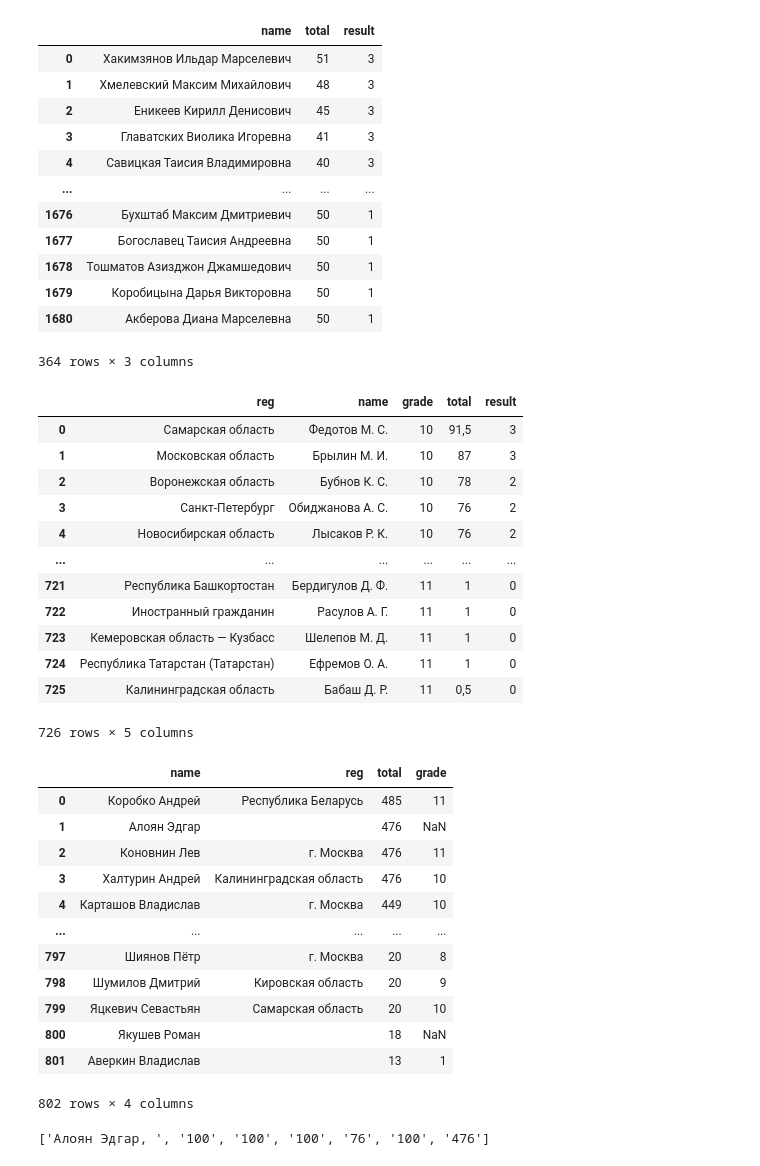
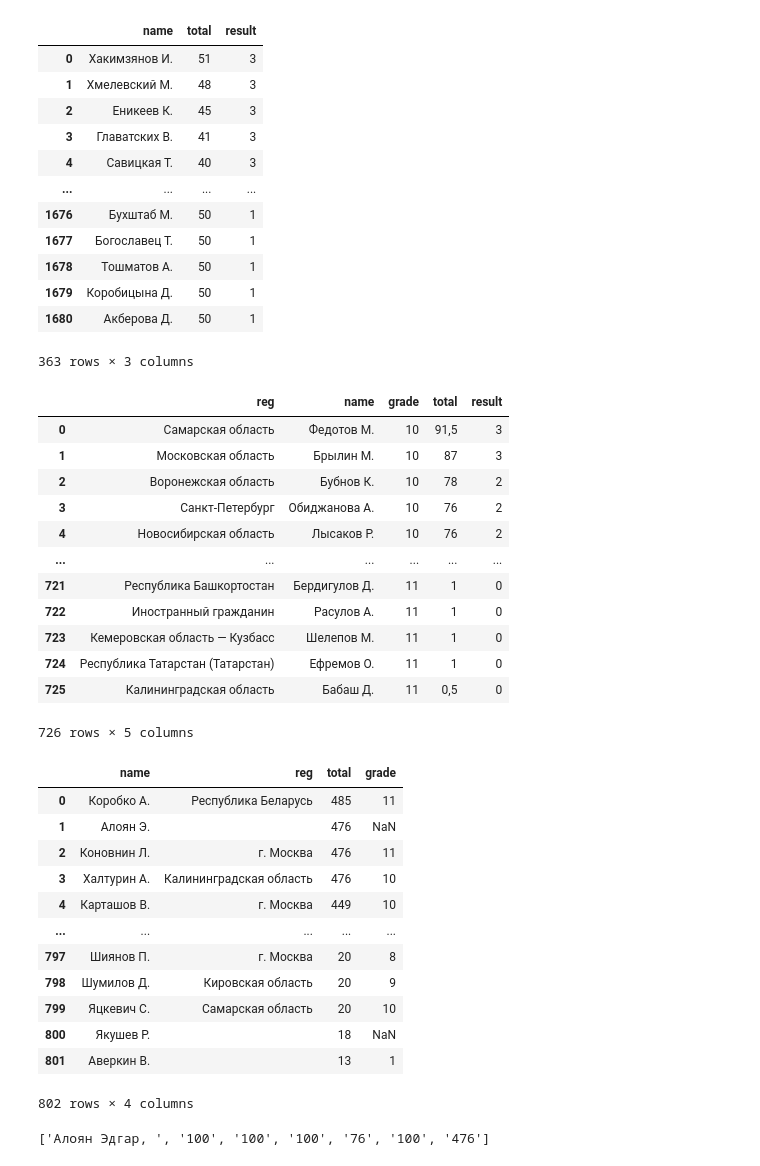
Before and after one commit to VladG00dmanPersonal/LMSH_AI_HACK, a Jupyter notebook: ОБРАБОТКА/raw/idk.ipynb, the cells around one changed output. Cells and saved outputs as stored; diff of their text form; code cells hidden in the pictures.

```diff
--- a/ОБРАБОТКА/raw/idk.ipynb
+++ b/ОБРАБОТКА/raw/idk.ipynb
@@ -108,6 +108,16 @@ def get_region(s):
             return i
     return ''
 
+def initials(s):
+    if s != s:
+        return s
+    a = s.split()
+    if len(a) < 2:
+        return np.nan
+    if len(a[1]) > 2:
+        a[1] = a[1][0] + '.'
+    return a[0] + ' ' + a[1]
+
 def remove_times(a):
     return [i for i in a if ':' not in i]
 
@@ -117,67 +127,70 @@ def idk6(a):
 # %%
 with open('belchonok') as f:
     bel = f.readlines()
 df_bel = pd.DataFrame(map(lambda s: ensure_cols(3, idk(split_name(idk4(s)))), bel[4:]), columns=['name', 'total', 'result'])
 df_bel = df_bel[(df_bel['name'] != '') & (df_bel['name'] != 'Работа')]
 df_bel['result'] = df_bel['result'].map(parse_result)
+df_bel['name'] = df_bel['name'].map(initials)
+df_bel.dropna(inplace=True)
 df_bel.to_csv('belchonok.csv', index=False)
 df_bel
 # %% [output]
 |  | name | total | result |
-| 0 | Хакимзянов Ильдар Марселевич | 51 | 3 |
-| 1 | Хмелевский Максим Михайлович | 48 | 3 |
-| 2 | Еникеев Кирилл Денисович | 45 | 3 |
-| 3 | Главатских Виолика Игоревна | 41 | 3 |
-| 4 | Савицкая Таисия Владимировна | 40 | 3 |
+| 0 | Хакимзянов И. | 51 | 3 |
+| 1 | Хмелевский М. | 48 | 3 |
+| 2 | Еникеев К. | 45 | 3 |
+| 3 | Главатских В. | 41 | 3 |
+| 4 | Савицкая Т. | 40 | 3 |
 | ... | ... | ... | ... |
-| 1676 | Бухштаб Максим Дмитриевич | 50 | 1 |
-| 1677 | Богославец Таисия Андреевна | 50 | 1 |
-| 1678 | Тошматов Азизджон Джамшедович | 50 | 1 |
-| 1679 | Коробицына Дарья Викторовна | 50 | 1 |
-| 1680 | Акберова Диана Марселевна | 50 | 1 |
+| 1676 | Бухштаб М. | 50 | 1 |
+| 1677 | Богославец Т. | 50 | 1 |
+| 1678 | Тошматов А. | 50 | 1 |
+| 1679 | Коробицына Д. | 50 | 1 |
+| 1680 | Акберова Д. | 50 | 1 |
-364 rows × 3 columns
+363 rows × 3 columns
 # %%
 with open('granit_nauki') as f:
     gra = f.readlines()
 df_gra = pd.DataFrame(map(lambda s: idk3(idk2(idk4(s)[1:])), gra), columns=['reg', 'name', 'grade', 'total', 'result'])
 df_gra['result'] = df_gra['result'].map(parse_result)
+df_gra['name'] = df_gra['name'].map(initials)
 df_gra.to_csv('granit_nauki.csv', index=False)
 df_gra
 # %% [output]
 |  | reg | name | grade | total | result |
-| 0 | Самарская область | Федотов М. С. | 10 | 91,5 | 3 |
-| 1 | Московская область | Брылин М. И. | 10 | 87 | 3 |
-| 2 | Воронежская область | Бубнов К. С. | 10 | 78 | 2 |
-| 3 | Санкт-Петербург | Обиджанова А. С. | 10 | 76 | 2 |
-| 4 | Новосибирская область | Лысаков Р. К. | 10 | 76 | 2 |
+| 0 | Самарская область | Федотов М. | 10 | 91,5 | 3 |
+| 1 | Московская область | Брылин М. | 10 | 87 | 3 |
+| 2 | Воронежская область | Бубнов К. | 10 | 78 | 2 |
+| 3 | Санкт-Петербург | Обиджанова А. | 10 | 76 | 2 |
+| 4 | Новосибирская область | Лысаков Р. | 10 | 76 | 2 |
 | ... | ... | ... | ... | ... | ... |
-| 721 | Республика Башкортостан | Бердигулов Д. Ф. | 11 | 1 | 0 |
-| 722 | Иностранный гражданин | Расулов А. Г. | 11 | 1 | 0 |
-| 723 | Кемеровская область — Кузбасс | Шелепов М. Д. | 11 | 1 | 0 |
-| 724 | Республика Татарстан (Татарстан) | Ефремов О. А. | 11 | 1 | 0 |
-| 725 | Калининградская область | Бабаш Д. Р. | 11 | 0,5 | 0 |
+| 721 | Республика Башкортостан | Бердигулов Д. | 11 | 1 | 0 |
+| 722 | Иностранный гражданин | Расулов А. | 11 | 1 | 0 |
+| 723 | Кемеровская область — Кузбасс | Шелепов М. | 11 | 1 | 0 |
+| 724 | Республика Татарстан (Татарстан) | Ефремов О. | 11 | 1 | 0 |
+| 725 | Калининградская область | Бабаш Д. | 11 | 0,5 | 0 |
 726 rows × 5 columns
 # %%
 with open('innopolis_1') as f:
     inn1 = f.readlines()
 df_inn1 = pd.DataFrame(map(lambda s: compr(idk(split_name(trim_cols(11, idk4(s)[1:])))), inn1), columns=['name', 'reg', 'total'])
 df_inn1['grade'] = df_inn1['name'].map(lambda s: opt(s.split(', '), 1))
-df_inn1['name'] = df_inn1['name'].map(lambda s: opt(s.split(', '), 0))
+df_inn1['name'] = df_inn1['name'].map(lambda s: opt(s.split(', '), 0)).map(initials)
 df_inn1.to_csv('innopolis_1.csv', index=False)
 df_inn1
 # %% [output]
 |  | name | reg | total | grade |
-| 0 | Коробко Андрей | Республика Беларусь | 485 | 11 |
-| 1 | Алоян Эдгар |  | 476 | NaN |
-| 2 | Коновнин Лев | г. Москва | 476 | 11 |
-| 3 | Халтурин Андрей | Калининградская область | 476 | 10 |
-| 4 | Карташов Владислав | г. Москва | 449 | 10 |
+| 0 | Коробко А. | Республика Беларусь | 485 | 11 |
+| 1 | Алоян Э. |  | 476 | NaN |
+| 2 | Коновнин Л. | г. Москва | 476 | 11 |
+| 3 | Халтурин А. | Калининградская область | 476 | 10 |
+| 4 | Карташов В. | г. Москва | 449 | 10 |
 | ... | ... | ... | ... | ... |
-| 797 | Шиянов Пётр | г. Москва | 20 | 8 |
-| 798 | Шумилов Дмитрий | Кировская область | 20 | 9 |
-| 799 | Яцкевич Севастьян | Самарская область | 20 | 10 |
-| 800 | Якушев Роман |  | 18 | NaN |
-| 801 | Аверкин Владислав |  | 13 | 1 |
+| 797 | Шиянов П. | г. Москва | 20 | 8 |
+| 798 | Шумилов Д. | Кировская область | 20 | 9 |
+| 799 | Яцкевич С. | Самарская область | 20 | 10 |
+| 800 | Якушев Р. |  | 18 | NaN |
+| 801 | Аверкин В. |  | 13 | 1 |
 802 rows × 4 columns
 # %%
 split_name(trim_cols(11, idk4(inn1[1])[1:]))
```
Also changed, not shown: parts of 12 cells of this notebook, 15 other files.
